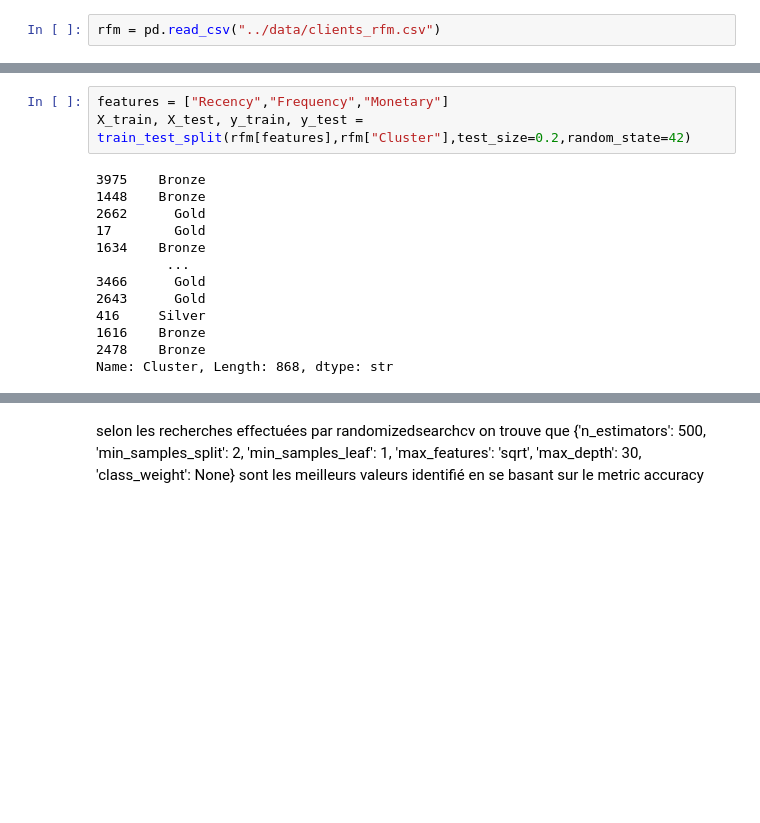
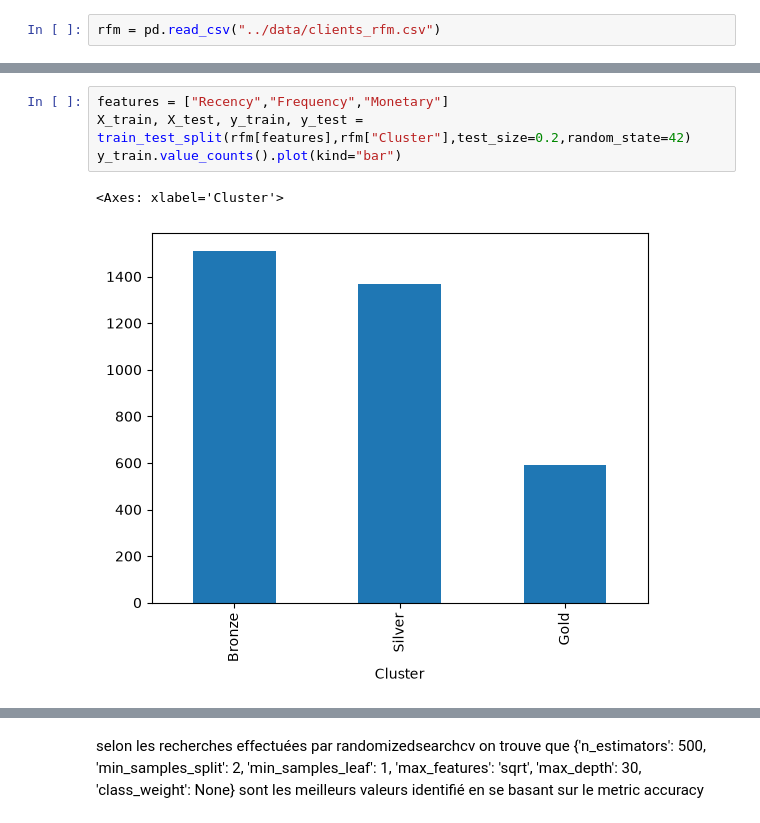
Before and after one commit to shoumdi/SegmentForge, a Jupyter notebook: notebokes/classification.ipynb, the cells around one changed output, grey strips where cells are left out. Cells and saved outputs as stored; diff of their text form; blank space fills up the shorter version.

```diff
--- a/notebokes/classification.ipynb
+++ b/notebokes/classification.ipynb
@@ -21,16 +21,7 @@ Name: count, dtype: int64
 # %%
 features = ["Recency","Frequency","Monetary"]
 X_train, X_test, y_train, y_test = train_test_split(rfm[features],rfm["Cluster"],test_size=0.2,random_state=42)
+y_train.value_counts().plot(kind="bar")
 # %% [output]
-3975    Bronze
-1448    Bronze
-2662      Gold
-17        Gold
-1634    Bronze
-         ...
-3466      Gold
-2643      Gold
-416     Silver
-1616    Bronze
-2478    Bronze
-Name: Cluster, Length: 868, dtype: str
+<Axes: xlabel='Cluster'>
+[figure, added]
```
Also changed, not shown: parts of 5 cells of this notebook, 2 other files.
